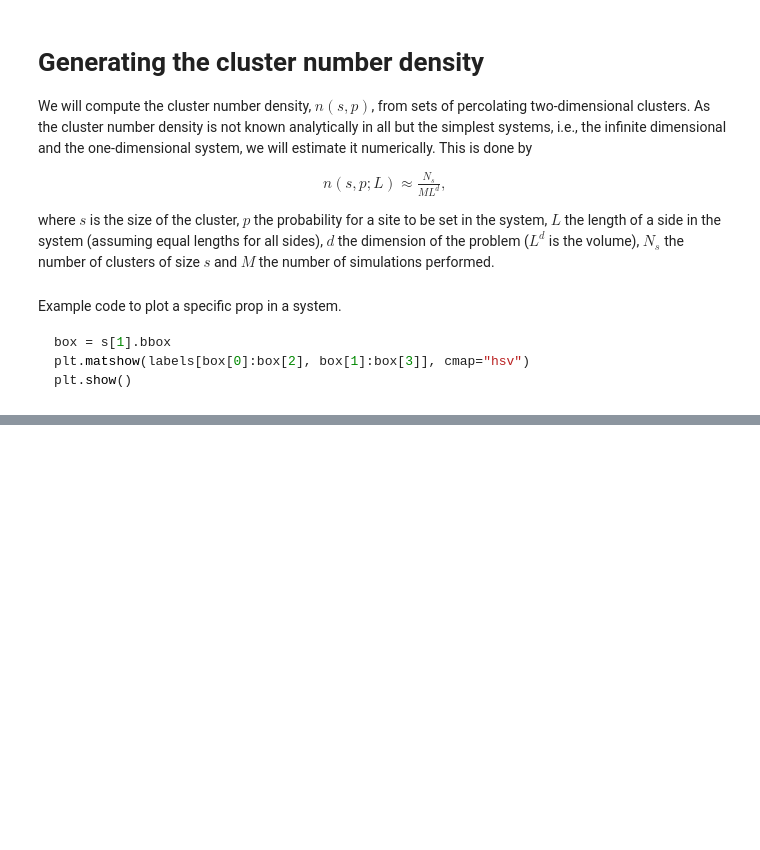
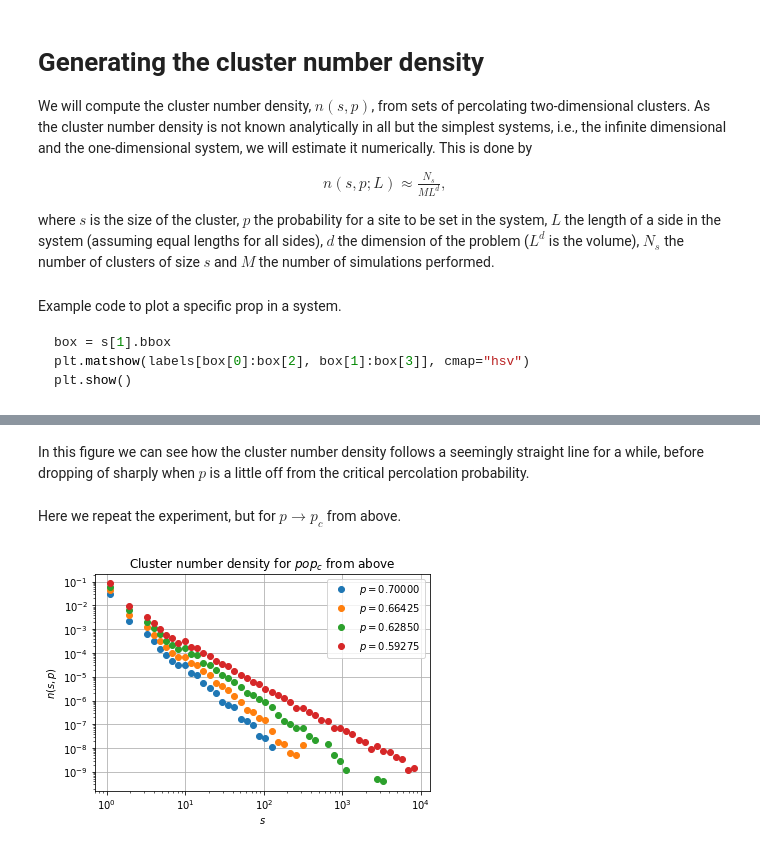
Before and after one commit to Schoyen/FYS4460, a Jupyter notebook: project-3/cluster-number-density.ipynb, the cells around one changed output, grey strips where cells are left out. Drawn from its saved outputs; the diff is of its cells as text; code cells hidden in the pictures; blank space fills up the shorter version.

```diff
--- a/project-3/cluster-number-density.ipynb
+++ b/project-3/cluster-number-density.ipynb
@@ -72,0 +86,20 @@ plt.show()
+# %% [markdown]
+In this figure we can see how the cluster number density follows a seemingly straight line for a while, before dropping of sharply when $p$ is a little off from the critical percolation probability.
+# %% [markdown]
+Here we repeat the experiment, but for $p \to p_c$ from above.
+# %%
+for p in reversed(np.linspace(0.59275, 0.7, 4)):
+    plt.loglog(
+        *compute_cluster_number_density(200, 100, p),
+        "o",
+        label=rf"$p = {p:.5f}$"
+    )
+
+plt.legend()
+plt.grid()
+plt.title("Cluster number density for $p \to p_c$ from above")
+plt.xlabel(r"$s$")
+plt.ylabel(r"$n(s, p)$")
+plt.show()
+# %% [output]
+[figure, added]
```
Also changed, not shown: parts of 7 cells of this notebook.
